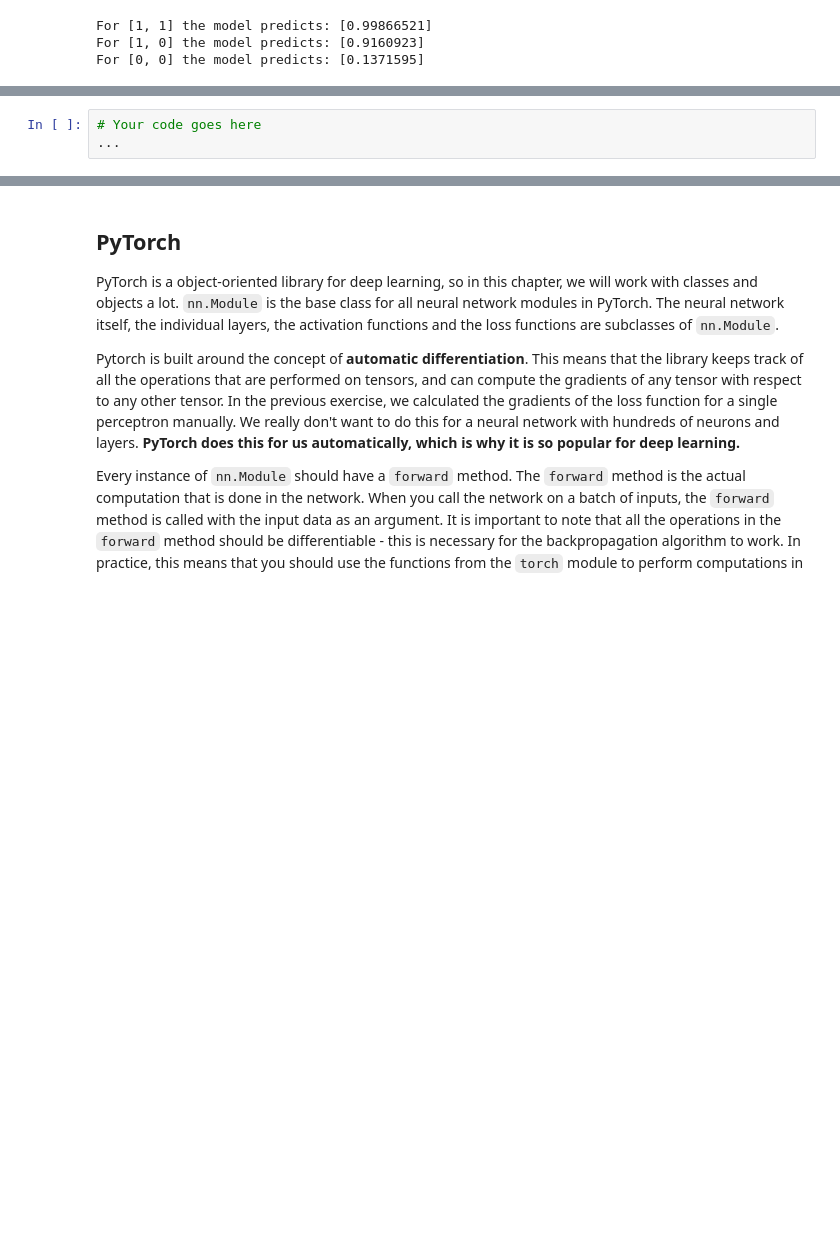
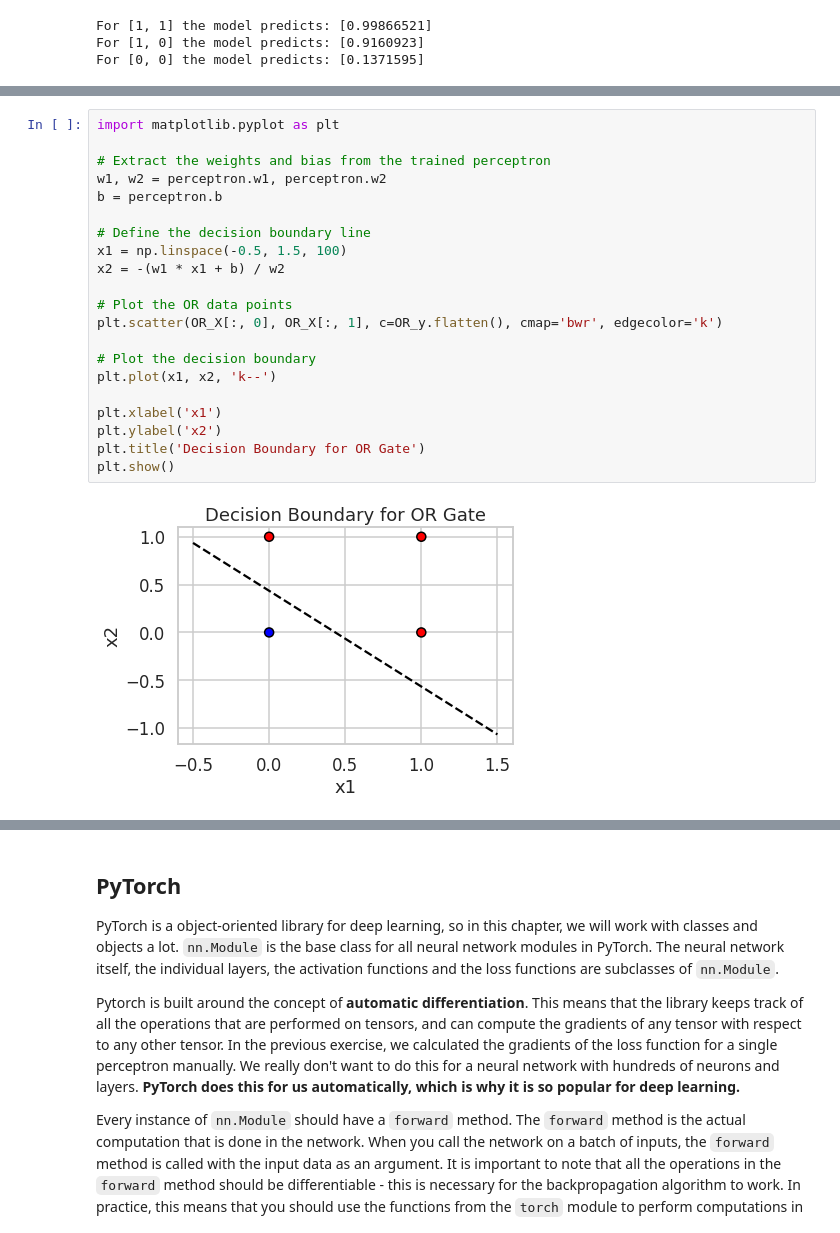
Before and after one commit to igmure/pum-24, a Jupyter notebook: lab5.ipynb, the cells around one changed output, grey strips where cells are left out. Drawn from its saved outputs; the diff is of its cells as text; blank space fills up the shorter version.

```diff
--- a/lab5.ipynb
+++ b/lab5.ipynb
@@ -281,9 +281,29 @@ A single perceptron is not able to solve the XOR problem, as it is not linearly
 **The decision boundary is a curve (or hyperplane) that separates the classes (0 and 1) in the input space, as learned by the classifier during training.** Its equation is defined by the weights and the bias of the model. Try to plot the decision boundary for the perceptron trained on the OR data.
 
 **Hint:** The decision boundary of a perceptron with two inputs is a line. The points on this line are exactly the points for which our model is completely uncertain whether they belong to class 0 or class 1.
-# %%
-# Your code goes here
-...
+# %%
+import matplotlib.pyplot as plt
+
+# Extract the weights and bias from the trained perceptron
+w1, w2 = perceptron.w1, perceptron.w2
+b = perceptron.b
+
+# Define the decision boundary line
+x1 = np.linspace(-0.5, 1.5, 100)
+x2 = -(w1 * x1 + b) / w2
+
+# Plot the OR data points
+plt.scatter(OR_X[:, 0], OR_X[:, 1], c=OR_y.flatten(), cmap='bwr', edgecolor='k')
+
+# Plot the decision boundary
+plt.plot(x1, x2, 'k--')
+
+plt.xlabel('x1')
+plt.ylabel('x2')
+plt.title('Decision Boundary for OR Gate')
+plt.show()
+# %% [output]
+[figure, added]
 # %% [markdown]
 ## Multi-layer perceptron
 
```
Also changed, not shown: parts of 8 cells of this notebook.
